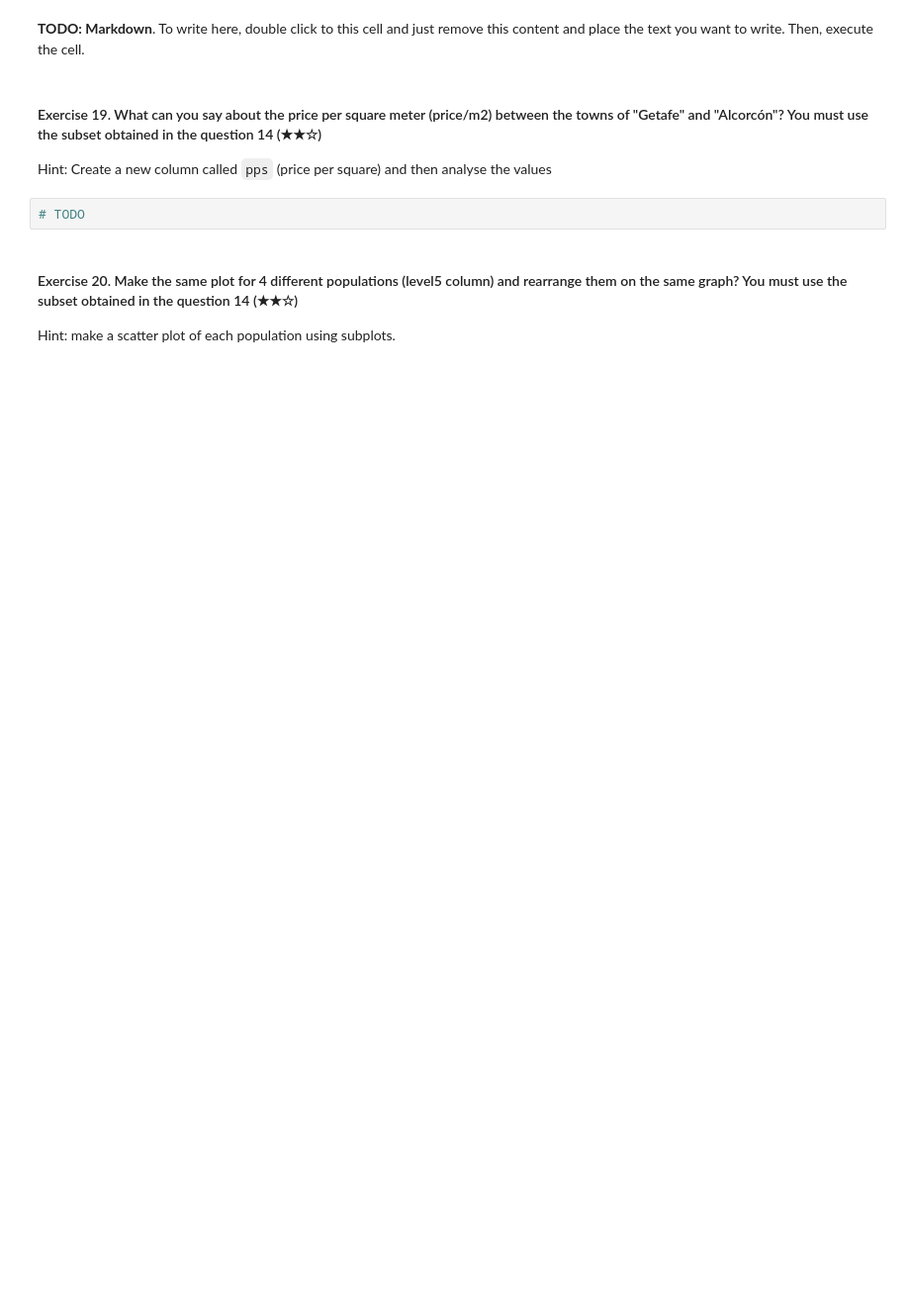
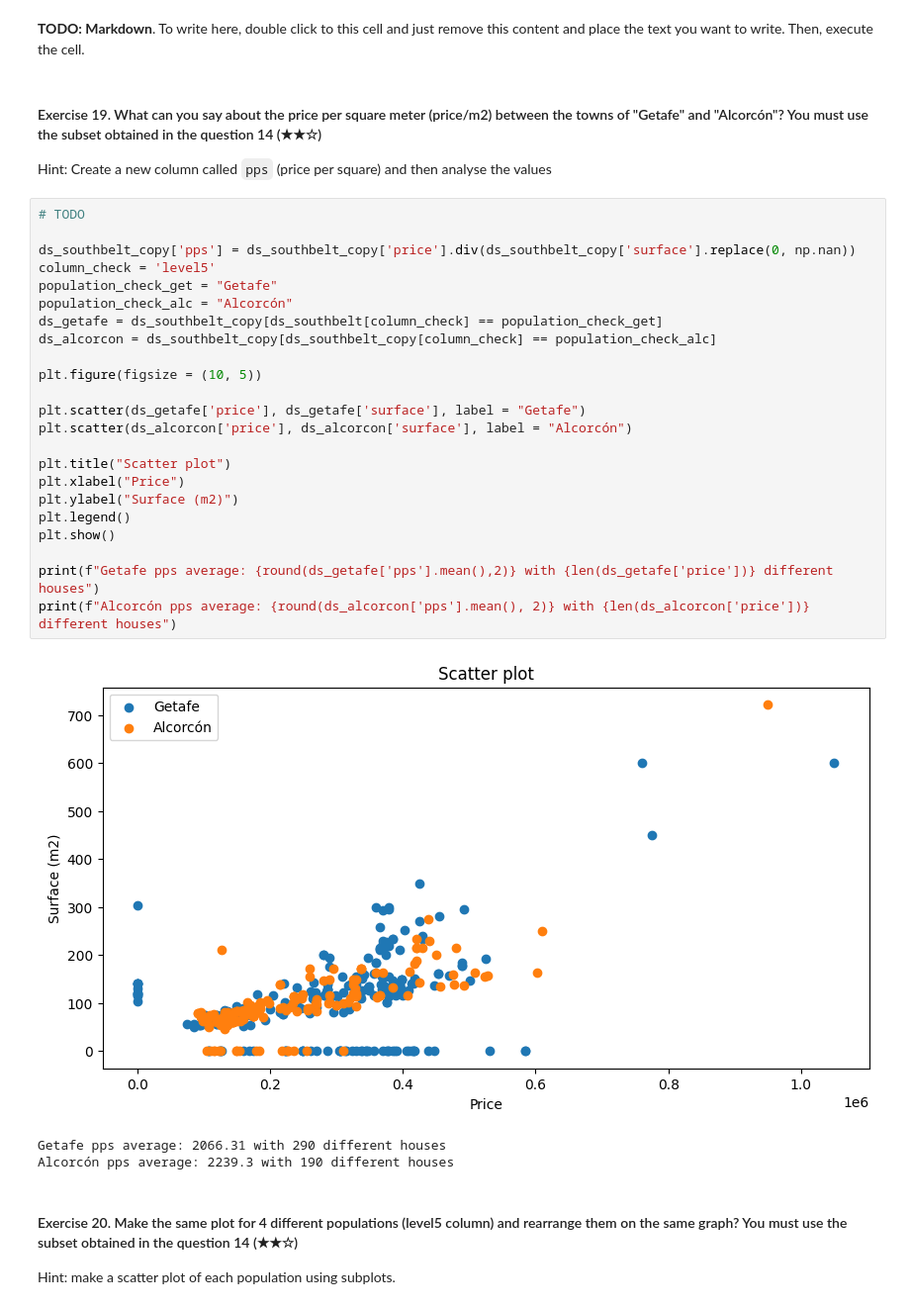
Before and after one commit to Valaery/realestate-datacleanup-exercise, a Jupyter notebook: project.ipynb, the cells around one changed output. Shown: that part at 99% size. Drawn from its saved outputs; the diff is of its cells as text; blank space fills up the shorter version.

```diff
--- a/project.ipynb
+++ b/project.ipynb
@@ -439,8 +439,33 @@ plt.show()
 #### Exercise 19. What can you say about the price per square meter (price/m2) between the towns of "Getafe" and "Alcorcón"? You must use the subset obtained in the question 14 (★★☆)
 
 Hint: Create a new column called `pps` (price per square) and then analyse the values
-# %%
-# TODO
+# %%
+# TODO
+
+ds_southbelt_copy['pps'] = ds_southbelt_copy['price'].div(ds_southbelt_copy['surface'].replace(0, np.nan))
+column_check = 'level5'
+population_check_get = "Getafe"
+population_check_alc = "Alcorcón"
+ds_getafe = ds_southbelt_copy[ds_southbelt[column_check] == population_check_get]
+ds_alcorcon = ds_southbelt_copy[ds_southbelt_copy[column_check] == population_check_alc]
+
+plt.figure(figsize = (10, 5))
+
+plt.scatter(ds_getafe['price'], ds_getafe['surface'], label = "Getafe")
+plt.scatter(ds_alcorcon['price'], ds_alcorcon['surface'], label = "Alcorcón")
+
+plt.title("Scatter plot")
+plt.xlabel("Price")
+plt.ylabel("Surface (m2)")
+plt.legend()
+plt.show()
+
+print(f"Getafe pps average: {round(ds_getafe['pps'].mean(),2)} with {len(ds_getafe['price'])} different houses")
+print(f"Alcorcón pps average: {round(ds_alcorcon['pps'].mean(), 2)} with {len(ds_alcorcon['price'])} different houses")
+# %% [output]
+[figure, added]
+Getafe pps average: 2066.31 with 290 different houses
+Alcorcón pps average: 2239.3 with 190 different houses
 # %% [markdown]
 #### Exercise 20. Make the same plot for 4 different populations (level5 column) and rearrange them on the same graph? You must use the subset obtained in the question 14 (★★☆)
 Hint: make a scatter plot of each population using subplots.
```
Also changed, not shown: parts of 5 cells of this notebook.
